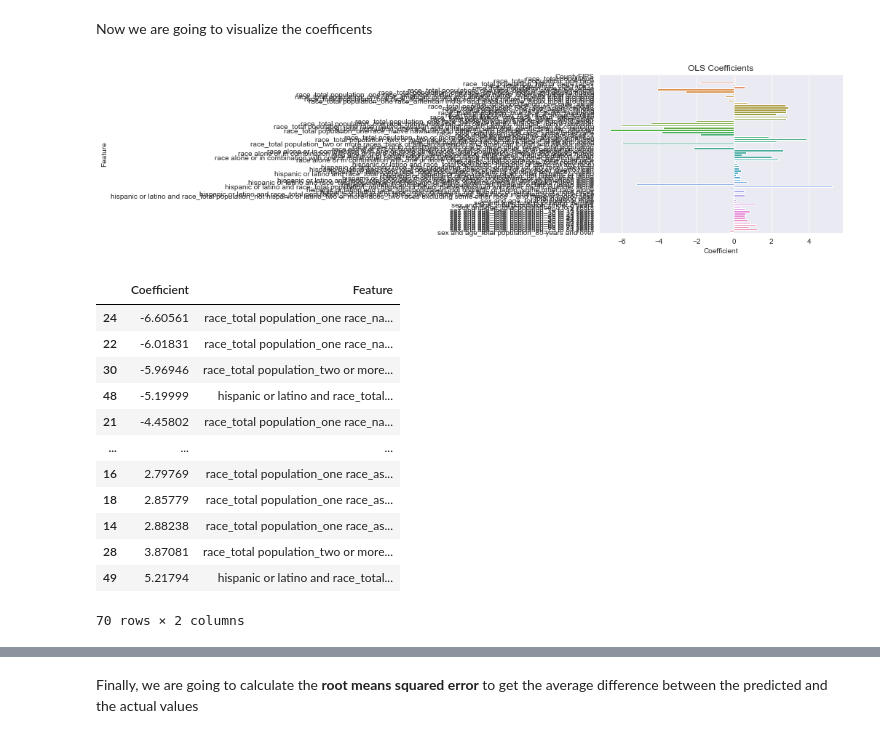
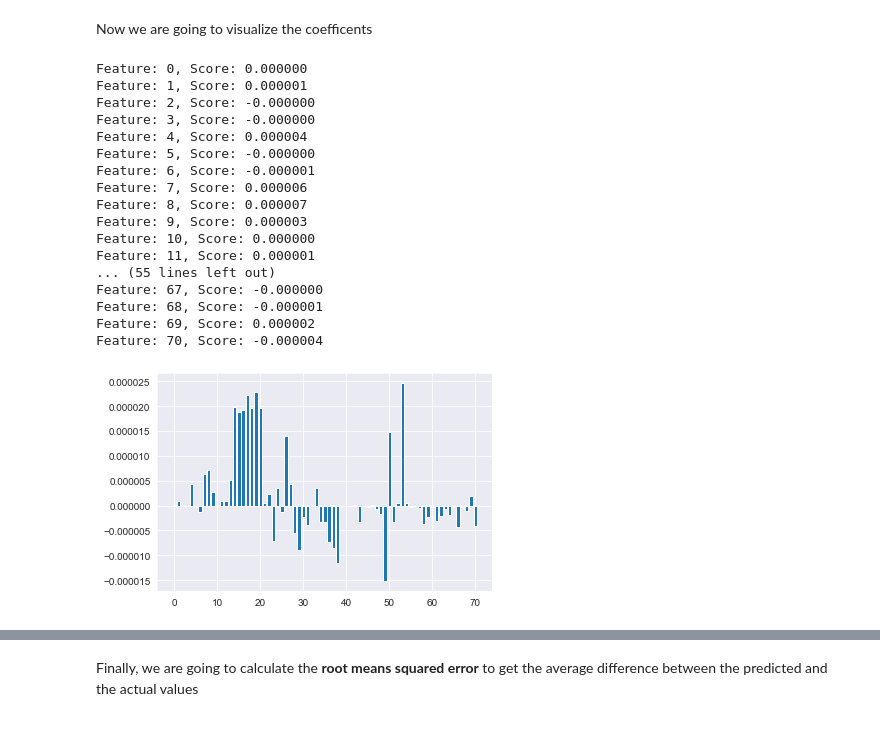
Before and after one commit to reubenp92/-CSS_Project_2_Team_4_Fall_2020, a Jupyter notebook: Project2.ipynb, the cells around one changed output, grey strips where cells are left out. Cells and saved outputs as stored; diff of their text form; code cells hidden in the pictures.

```diff
--- a/Project2.ipynb
+++ b/Project2.ipynb
@@ -285,30 +289,31 @@ print(lin_model.intercept_)
 # %% [markdown]
 Now we are going to visualize the coefficents
-# %%
-# Create a dataframe with the coefficient and feature names
-lin_reg_data = pd.DataFrame([lin_model.coef_, X.columns]).T
-lin_reg_data.columns = ['Coefficient', 'Feature']
-# Plot
-ax = sns.barplot(x="Coefficient", y="Feature", data=lin_reg_data)
-ax.set_title("OLS Coefficients")
-plt.show()
-# %% [output]
-[figure, removed]
-# %%
-#lin_reg_data.sort_values(by='Coefficient', key=lambda x: abs(x))
-lin_reg_data.sort_values(by='Coefficient')
-# %% [output]
-|  | Coefficient | Feature |
-| 24 | -6.60561 | race_total population_one race_na... |
-| 22 | -6.01831 | race_total population_one race_na... |
-| 30 | -5.96946 | race_total population_two or more... |
-| 48 | -5.19999 | hispanic or latino and race_total... |
-| 21 | -4.45802 | race_total population_one race_na... |
-| ... | ... | ... |
-| 16 | 2.79769 | race_total population_one race_as... |
-| 18 | 2.85779 | race_total population_one race_as... |
-| 14 | 2.88238 | race_total population_one race_as... |
-| 28 | 3.87081 | race_total population_two or more... |
-| 49 | 5.21794 | hispanic or latino and race_total... |
-70 rows × 2 columns
+# %%
+# get fearture importance
+importance_ols = lin_model.coef_
+# summarize feature importance
+for i,v in enumerate(importance_ols):
+	print('Feature: %0d, Score: %.6f' % (i,v))
+# plot feature importance
+plt.bar([x for x in range(len(importance_ols))], importance_ols)
+plt.show()
+# %% [output]
+Feature: 0, Score: 0.000000
+Feature: 1, Score: 0.000001
+Feature: 2, Score: -0.000000
+Feature: 3, Score: -0.000000
+Feature: 4, Score: 0.000004
+Feature: 5, Score: -0.000000
+Feature: 6, Score: -0.000001
+Feature: 7, Score: 0.000006
+Feature: 8, Score: 0.000007
+Feature: 9, Score: 0.000003
+Feature: 10, Score: 0.000000
+Feature: 11, Score: 0.000001
+... (55 lines left out)
+Feature: 67, Score: -0.000000
+Feature: 68, Score: -0.000001
+Feature: 69, Score: 0.000002
+Feature: 70, Score: -0.000004
+[figure, added]
 # %%
```
Also changed, not shown: parts of 78 cells of this notebook.
